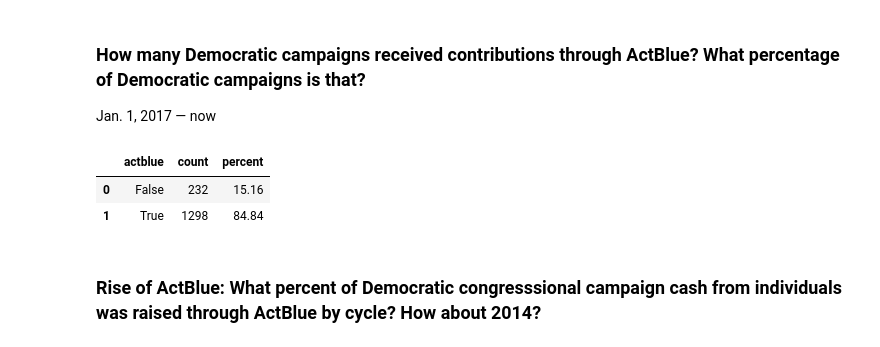
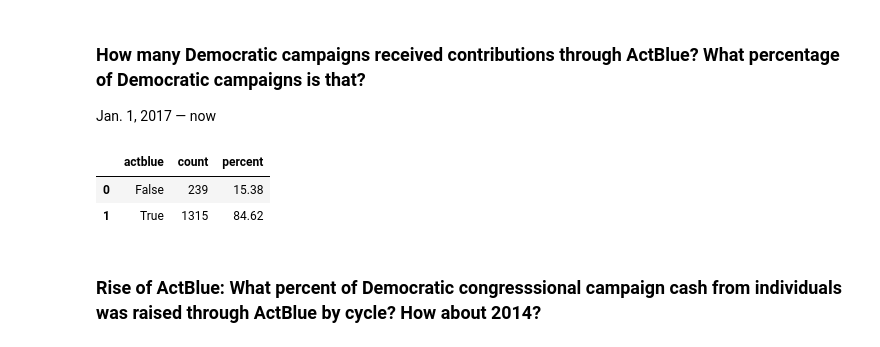
Before and after one commit to PublicI/actblue-analysis, a Jupyter notebook: analysis.ipynb, the cells around one changed output. Drawn from its saved outputs; the diff is of its cells as text; code cells hidden in the pictures.

```diff
--- a/analysis.ipynb
+++ b/analysis.ipynb
@@ -534,36 +534,36 @@ actblue_proportion = read_or_save(
               END AS actblue
        FROM (SELECT DISTINCT ON (cand_id,
                                cand_pcc) *
            FROM fec_candidates
-           WHERE cand_election_yr = '2018'
+           WHERE cand_election_yr IN ('2018','2017')
              AND cand_pcc IS NOT NULL
              AND cand_pty_affiliation IN ('DFL',
                                       'DEM')
            ORDER BY cand_id,
                     cand_pcc) AS cands
        LEFT JOIN
          (SELECT fec_committees.name,
                  totals.*
           FROM
             (SELECT beneficiary_committee_fec_id,
                     count(*) AS COUNT,
                     sum(contribution_amount)
              FROM actblue_contribs
              WHERE extract(YEAR
                                 FROM contribution_date) >= 2017
              GROUP BY beneficiary_committee_fec_id) AS totals
           LEFT JOIN fec_committees ON beneficiary_committee_fec_id = fec_committees.id) AS actblue_committees ON cand_pcc = beneficiary_committee_fec_id) AS actblue_candidates
     GROUP BY actblue
     """, con=conn)
 )
 
 actblue_proportion['percent'] = actblue_proportion['count']/actblue_proportion['count'].sum()*100
 
 actblue_proportion
 # %% [output]
 |  | actblue | count | percent |
-| 0 | False | 232 | 15.16 |
-| 1 | True | 1298 | 84.84 |
+| 0 | False | 239 | 15.38 |
+| 1 | True | 1315 | 84.62 |
 # %% [markdown]
 ### Rise of ActBlue: What percent of Democratic congresssional campaign cash from individuals was raised through ActBlue by cycle? How about 2014?
 # %%
```
Also changed, not shown: parts of 15 cells of this notebook, 7 other files.
